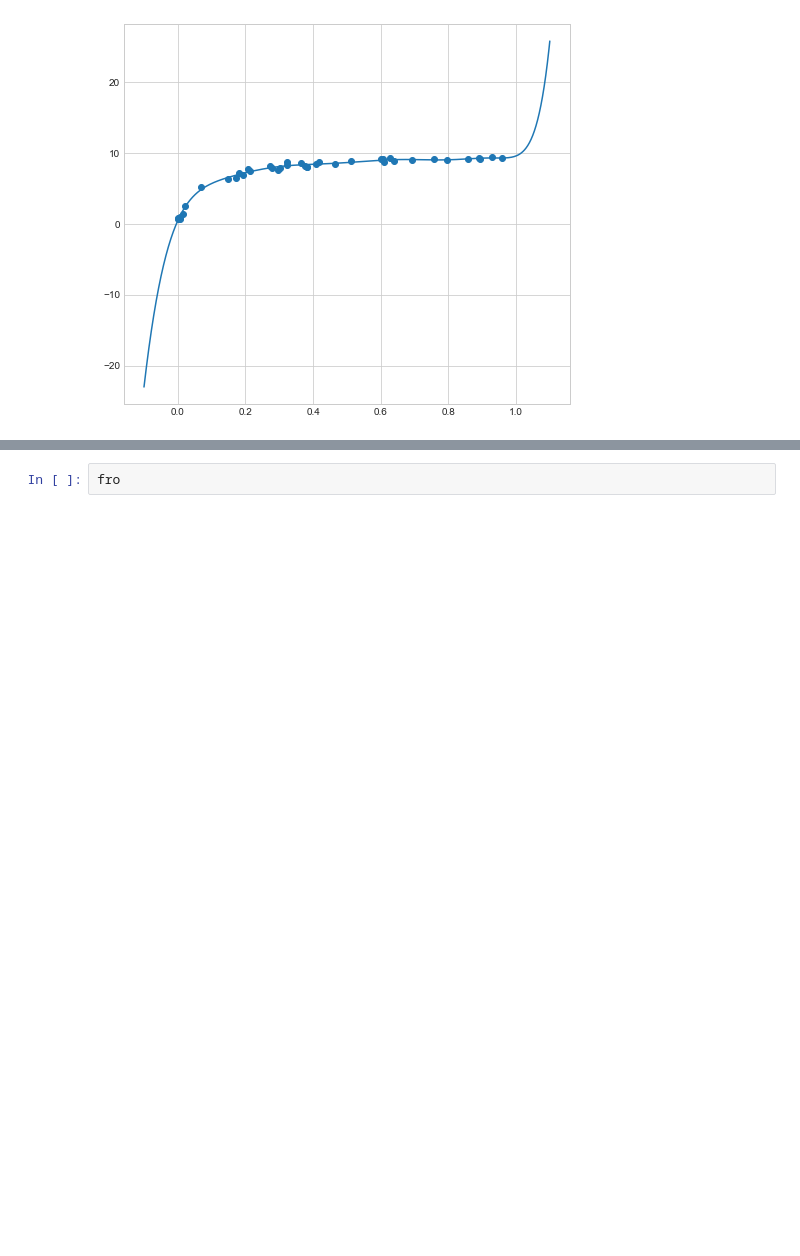
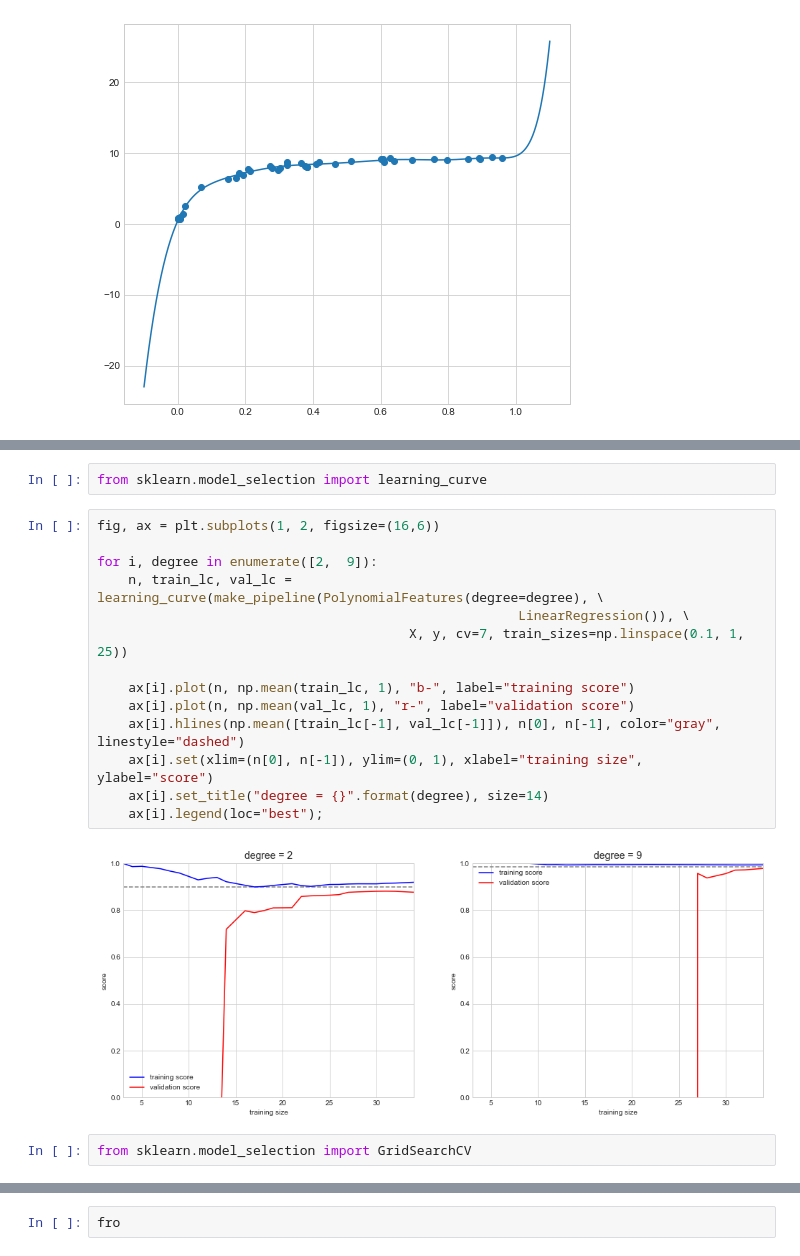
Before and after one commit to tohooni/DeepRunning, a Jupyter notebook: 6.머신러닝의 이해2.ipynb, the cells around one changed output, grey strips where cells are left out. Saved outputs shown, nothing was run; the diff lists cells and outputs as text; blank space fills up the shorter version.

```diff
--- a/6.머신러닝의 이해2.ipynb
+++ b/6.머신러닝의 이해2.ipynb
@@ -161,0 +228,20 @@ plt.plot(X_test.ravel(), y_test)
+# %%
+from sklearn.model_selection import learning_curve
+# %%
+fig, ax = plt.subplots(1, 2, figsize=(16,6))
+
+for i, degree in enumerate([2,  9]):
+    n, train_lc, val_lc = learning_curve(make_pipeline(PolynomialFeatures(degree=degree), \
+                                                      LinearRegression()), \
+                                        X, y, cv=7, train_sizes=np.linspace(0.1, 1, 25))
+
+    ax[i].plot(n, np.mean(train_lc, 1), "b-", label="training score")
+    ax[i].plot(n, np.mean(val_lc, 1), "r-", label="validation score")
+    ax[i].hlines(np.mean([train_lc[-1], val_lc[-1]]), n[0], n[-1], color="gray", linestyle="dashed")
+    ax[i].set(xlim=(n[0], n[-1]), ylim=(0, 1), xlabel="training size", ylabel="score")
+    ax[i].set_title("degree = {}".format(degree), size=14)
+    ax[i].legend(loc="best");
+# %% [output]
+[figure, added]
+# %%
+from sklearn.model_selection import GridSearchCV
```
Also changed, not shown: parts of 22 cells of this notebook, 1 other file.
